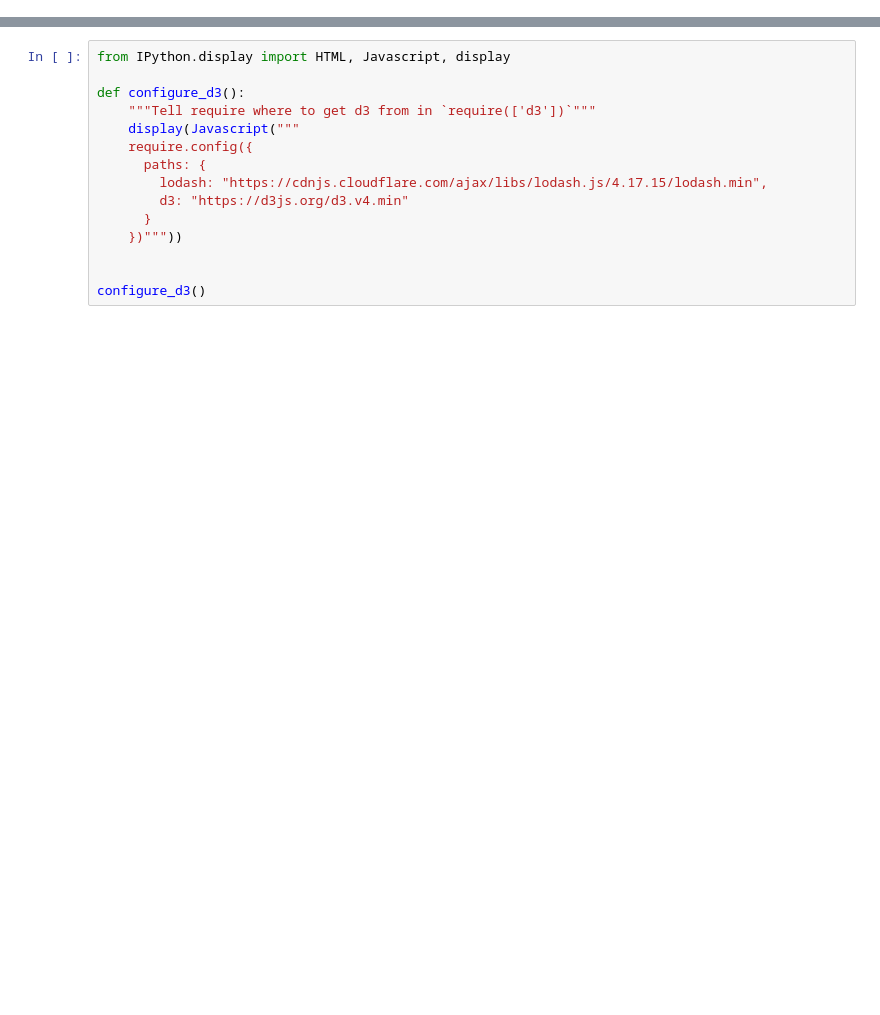
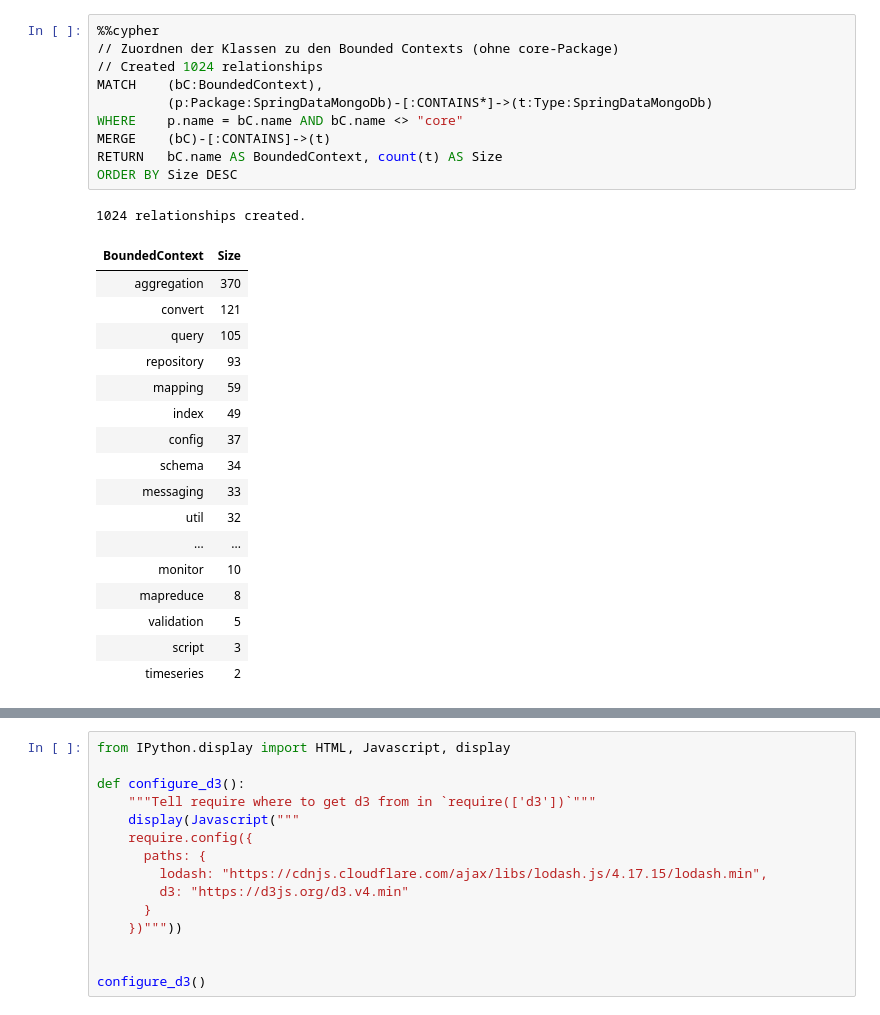
Before and after one commit to softvis-research/expert-analysis, a Jupyter notebook: 0-fachliche-komponenten.ipynb, the cells around one changed output, grey strips where cells are left out. Saved outputs shown, nothing was run; the diff lists cells and outputs as text; blank space fills up the shorter version.

Commit message:
Investigate how to split application into Bounded Contexts

```diff
--- a/0-fachliche-komponenten.ipynb
+++ b/0-fachliche-komponenten.ipynb
@@ -7,0 +195,29 @@ from IPython.core.display import display, HTML
+# %%
+%%cypher
+// Zuordnen der Klassen zu den Bounded Contexts (ohne core-Package)
+// Created 1024 relationships
+MATCH    (bC:BoundedContext),
+         (p:Package:SpringDataMongoDb)-[:CONTAINS*]->(t:Type:SpringDataMongoDb)
+WHERE    p.name = bC.name AND bC.name <> "core"
+MERGE    (bC)-[:CONTAINS]->(t)
+RETURN   bC.name AS BoundedContext, count(t) AS Size
+ORDER BY Size DESC
+# %% [output]
+1024 relationships created.
+| BoundedContext | Size |
+| aggregation | 370 |
+| convert | 121 |
+| query | 105 |
+| repository | 93 |
+| mapping | 59 |
+| index | 49 |
+| config | 37 |
+| schema | 34 |
+| messaging | 33 |
+| util | 32 |
+| ... | ... |
+| monitor | 10 |
+| mapreduce | 8 |
+| validation | 5 |
+| script | 3 |
+| timeseries | 2 |
```
Also changed, not shown: parts of 59 cells of this notebook.
